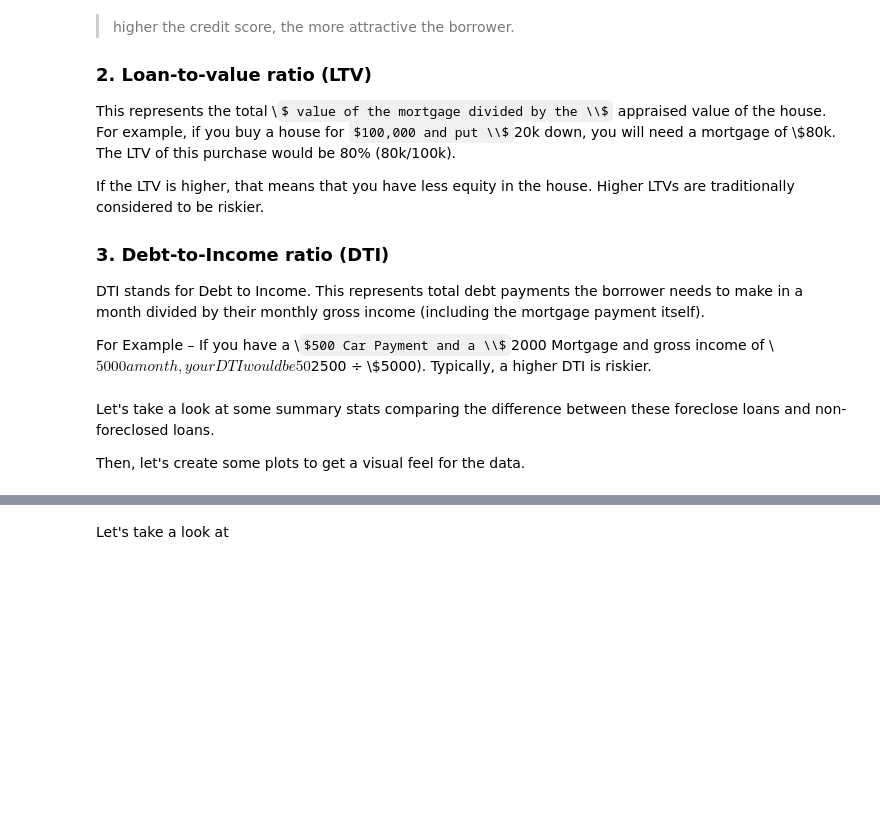
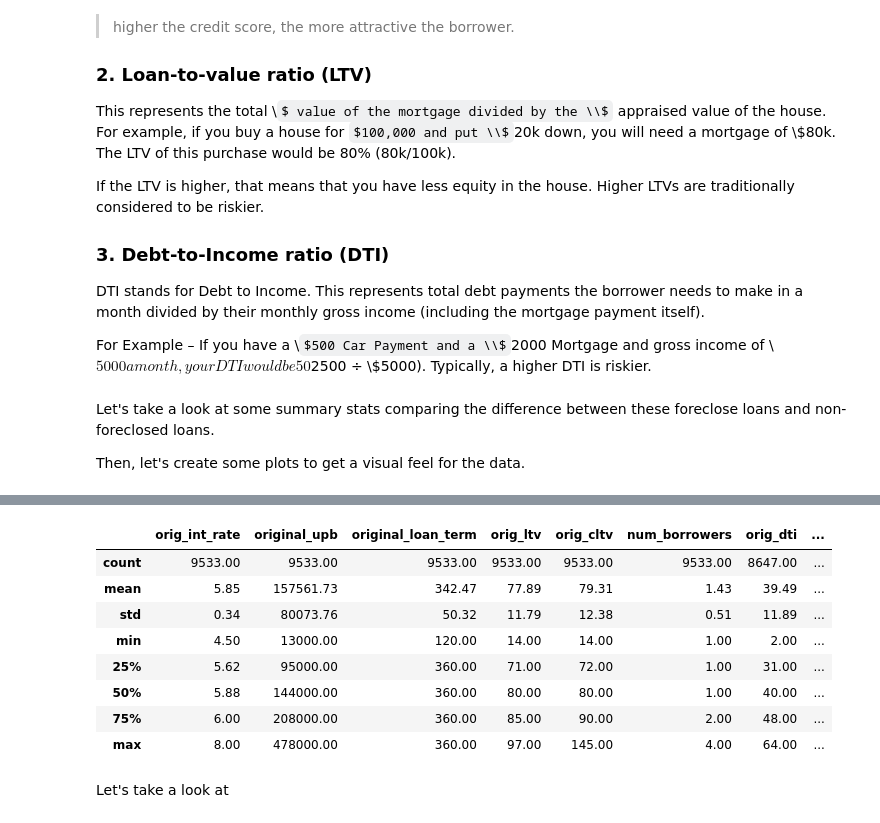
Before and after one commit to jcabiles/AnalysisPractice, a Jupyter notebook: foreclosed_loans_analysis/Analysis of Foreclosed Loans.ipynb, the cells around one changed output, grey strips where cells are left out. Cells and saved outputs as stored; diff of their text form; code cells hidden in the pictures; some formulas as TeX source; blank space fills up the shorter version.

```diff
--- a/foreclosed_loans_analysis/Analysis of Foreclosed Loans.ipynb
+++ b/foreclosed_loans_analysis/Analysis of Foreclosed Loans.ipynb
@@ -144,14 +146,18 @@ KeyError: "['loan_id' 'zip_code'] not found in axis"
 # %%
 # summarize foreclosed loans only
 bad_loans_stats = all_loans[all_loans.foreclosure_flag==1].describe()
 
-# drop useless columns
-bad_loans_stats = bad_loans_stats.drop(['loan_id',
-                                          'zip_code',
-                                          'foreclosure_flag'],
-                                         axis=1)
-
 bad_loans_stats
+# %% [output]
+|  | orig_int_rate | original_upb | original_loan_term | orig_ltv | orig_cltv | num_borrowers | orig_dti | ... |
+| count | 9533.00 | 9533.00 | 9533.00 | 9533.00 | 9533.00 | 9533.00 | 8647.00 | ... |
+| mean | 5.85 | 157561.73 | 342.47 | 77.89 | 79.31 | 1.43 | 39.49 | ... |
+| std | 0.34 | 80073.76 | 50.32 | 11.79 | 12.38 | 0.51 | 11.89 | ... |
+| min | 4.50 | 13000.00 | 120.00 | 14.00 | 14.00 | 1.00 | 2.00 | ... |
+| 25% | 5.62 | 95000.00 | 360.00 | 71.00 | 72.00 | 1.00 | 31.00 | ... |
+| 50% | 5.88 | 144000.00 | 360.00 | 80.00 | 80.00 | 1.00 | 40.00 | ... |
+| 75% | 6.00 | 208000.00 | 360.00 | 85.00 | 90.00 | 2.00 | 48.00 | ... |
+| max | 8.00 | 478000.00 | 360.00 | 97.00 | 145.00 | 4.00 | 64.00 | ... |
 # %% [markdown]
 Let's take a look at
 # %%
```
Also changed, not shown: parts of 1 cell of this notebook.
